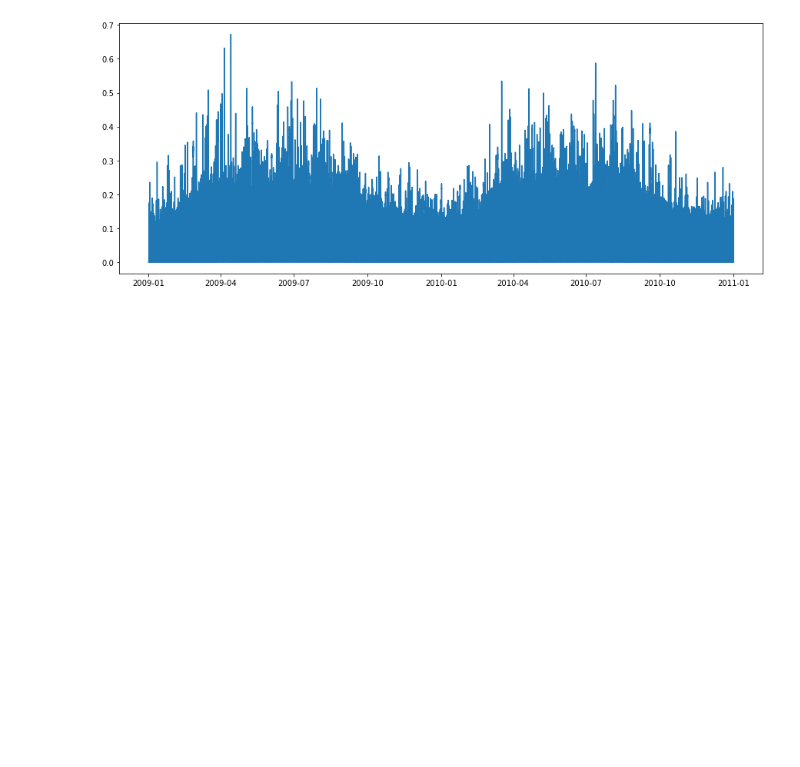
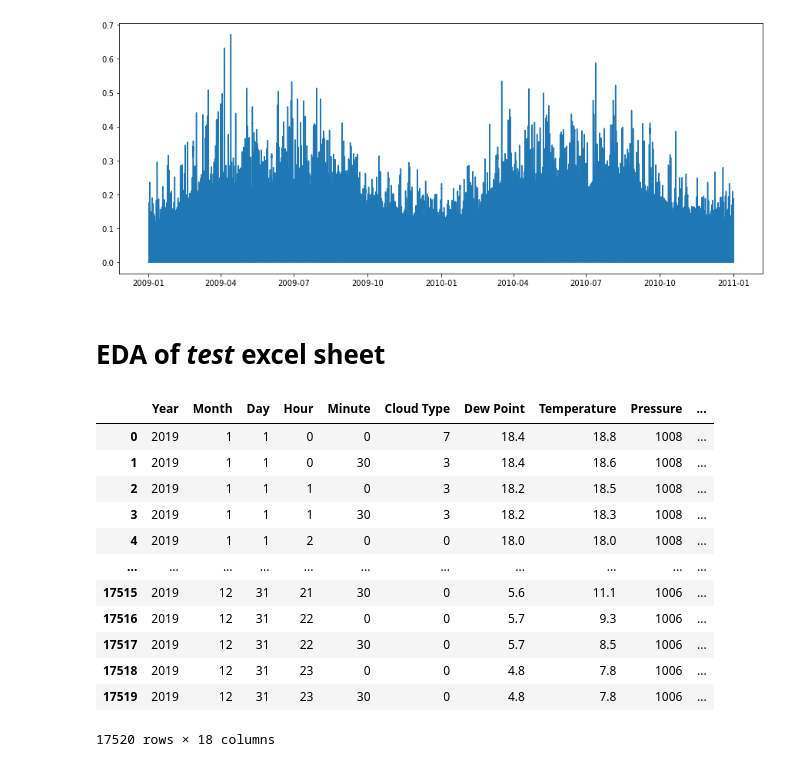
Before and after one commit to AryaStark13/Wipro-hackathon, a Jupyter notebook: Final Data Cleaning & Analysis.ipynb, the cells around one changed output. Cells and saved outputs as stored; diff of their text form; code cells hidden in the pictures; blank space fills up the shorter version.

```diff
--- a/Final Data Cleaning & Analysis.ipynb
+++ b/Final Data Cleaning & Analysis.ipynb
@@ -307,3 +309,22 @@ plt.plot(train['Date'][0:35040], y_train['Clearsky DHI'][0:35040])
 # %%
 # This means there is dual seasonality in the data: The values go up and back to 0 once per day and
 # the highest value of each day changes according to the time of year
+# %% [markdown]
+# EDA of *test* excel sheet
+# %%
+test = pd.read_csv(r"C:\Users\ariha\Desktop\Hackathons & Projects\Wipro Hackathon\test.csv")
+test
+# %% [output]
+|  | Year | Month | Day | Hour | Minute | Cloud Type | Dew Point | Temperature | Pressure | ... |
+| 0 | 2019 | 1 | 1 | 0 | 0 | 7 | 18.4 | 18.8 | 1008 | ... |
+| 1 | 2019 | 1 | 1 | 0 | 30 | 3 | 18.4 | 18.6 | 1008 | ... |
+| 2 | 2019 | 1 | 1 | 1 | 0 | 3 | 18.2 | 18.5 | 1008 | ... |
+| 3 | 2019 | 1 | 1 | 1 | 30 | 3 | 18.2 | 18.3 | 1008 | ... |
+| 4 | 2019 | 1 | 1 | 2 | 0 | 0 | 18.0 | 18.0 | 1008 | ... |
+| ... | ... | ... | ... | ... | ... | ... | ... | ... | ... | ... |
+| 17515 | 2019 | 12 | 31 | 21 | 30 | 0 | 5.6 | 11.1 | 1006 | ... |
+| 17516 | 2019 | 12 | 31 | 22 | 0 | 0 | 5.7 | 9.3 | 1006 | ... |
+| 17517 | 2019 | 12 | 31 | 22 | 30 | 0 | 5.7 | 8.5 | 1006 | ... |
+| 17518 | 2019 | 12 | 31 | 23 | 0 | 0 | 4.8 | 7.8 | 1006 | ... |
+| 17519 | 2019 | 12 | 31 | 23 | 30 | 0 | 4.8 | 7.8 | 1006 | ... |
+17520 rows × 18 columns
```
Also changed, not shown: parts of 5 cells of this notebook.
